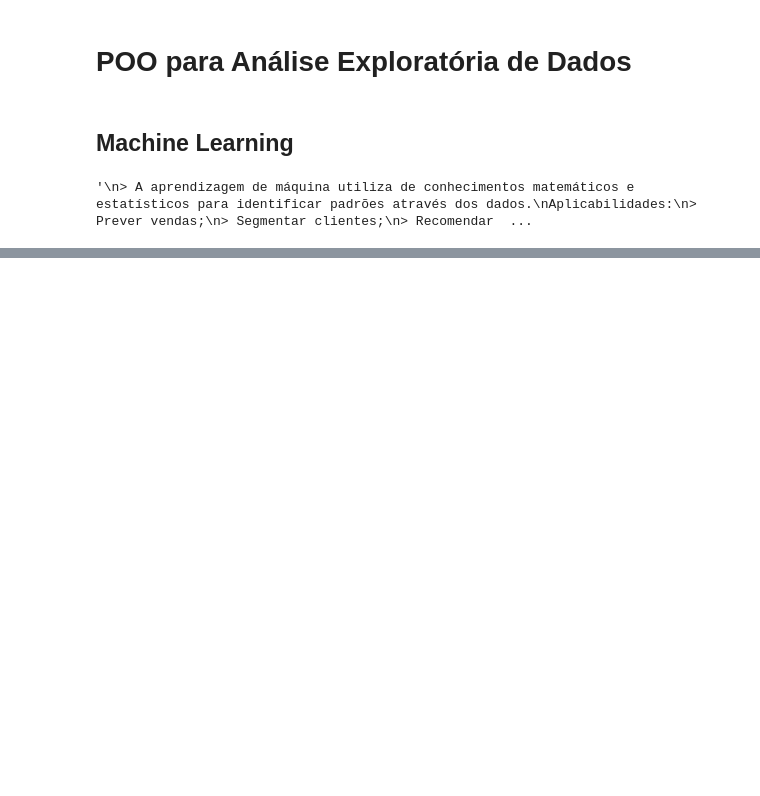
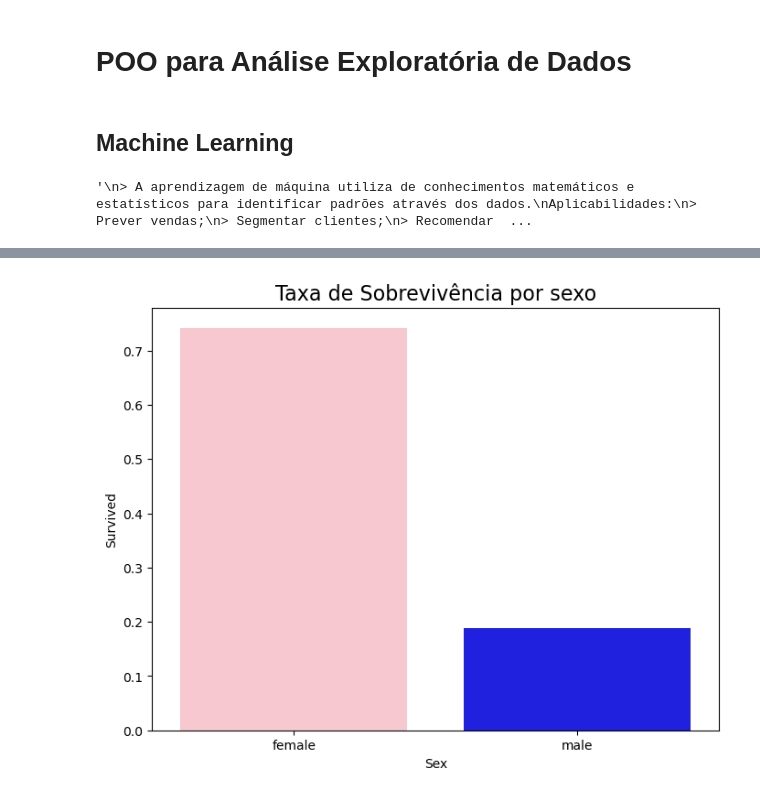
Before and after one commit to LTNMorTifIcaTioN/POO_UAPA, a Jupyter notebook: Unidade_IV/POO_Machine_Learning.ipynb, the cells around one changed output, grey strips where cells are left out. Drawn from its saved outputs; the diff is of its cells as text; code cells hidden in the pictures; blank space fills up the shorter version.

```diff
--- a/Unidade_IV/POO_Machine_Learning.ipynb
+++ b/Unidade_IV/POO_Machine_Learning.ipynb
@@ -29,0 +141,8 @@ Baixar o dataset disponível em: https://www.kaggle.com/c/titanic
+# %%
+fig, ax = plt.subplots(figsize=(8, 6))
+colors = {'male': 'blue', 'female': 'pink'}
+sns.barplot(x='Sex', y='Survived', data=df_sobrevivencia, ax=ax, palette=colors)
+ax.set_title('Taxa de Sobrevivência por sexo', fontsize=16)
+plt.show()
+# %% [output]
+[figure, added]
```
Also changed, not shown: parts of 24 cells of this notebook.
